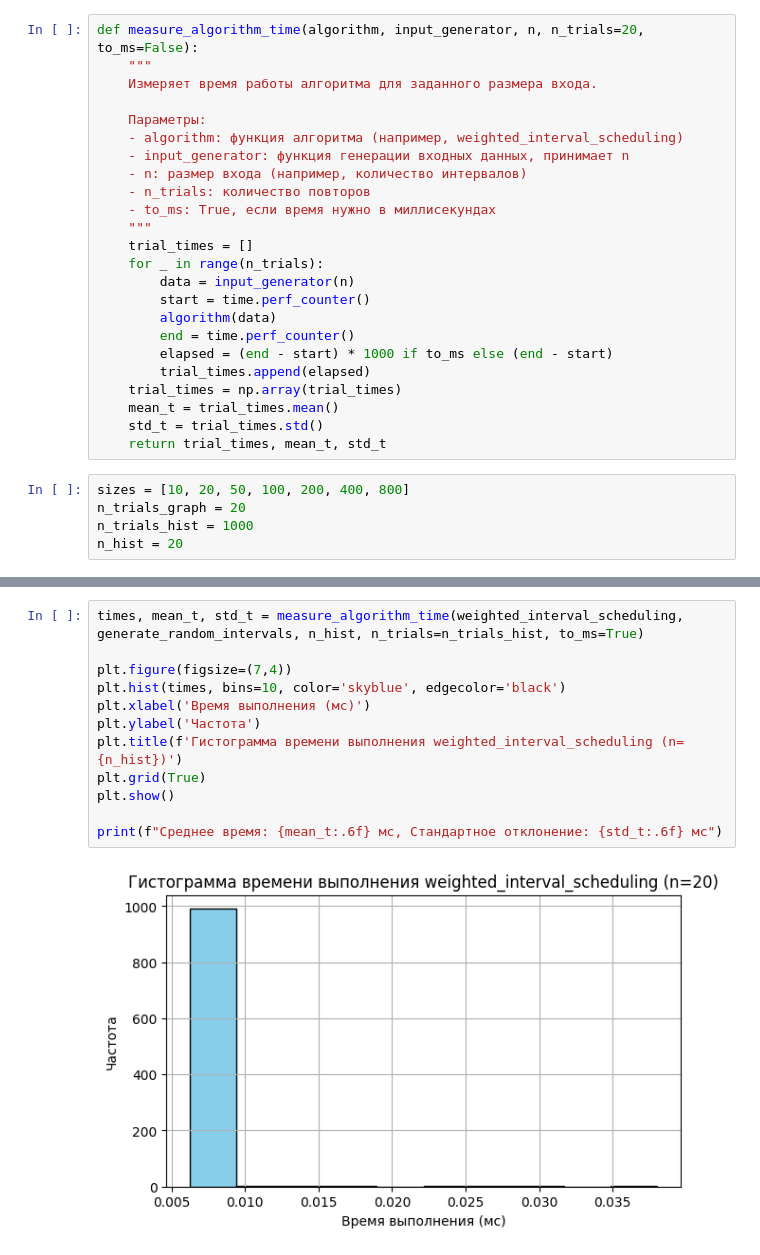
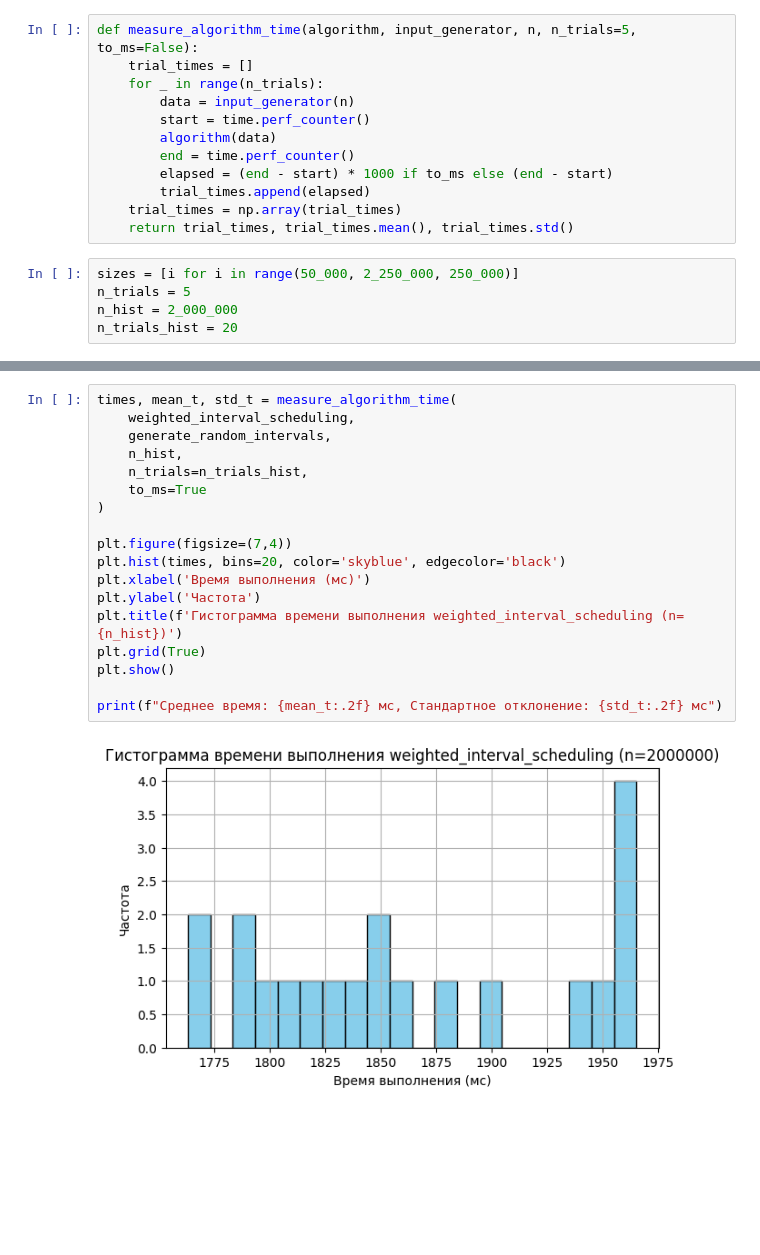
Before and after one commit to Marshallov/algo-lab, a Jupyter notebook: algos/alg-1.ipynb, the cells around one changed output, grey strips where cells are left out. Drawn from its saved outputs; the diff is of its cells as text; blank space fills up the shorter version.

```diff
--- a/algos/alg-1.ipynb
+++ b/algos/alg-1.ipynb
@@ -67,15 +49,5 @@ print("Выбранные интервалы:", chosen_intervals)
 # %%
-def measure_algorithm_time(algorithm, input_generator, n, n_trials=20, to_ms=False):
-    """
-    Измеряет время работы алгоритма для заданного размера входа.
-
-    Параметры:
-    - algorithm: функция алгоритма (например, weighted_interval_scheduling)
-    - input_generator: функция генерации входных данных, принимает n
-    - n: размер входа (например, количество интервалов)
-    - n_trials: количество повторов
-    - to_ms: True, если время нужно в миллисекундах
-    """
+def measure_algorithm_time(algorithm, input_generator, n, n_trials=5, to_ms=False):
     trial_times = []
     for _ in range(n_trials):
         data = input_generator(n)
@@ -85,14 +57,12 @@ def measure_algorithm_time(algorithm, input_generator, n, n_trials=20, to_ms=Fal
         elapsed = (end - start) * 1000 if to_ms else (end - start)
         trial_times.append(elapsed)
     trial_times = np.array(trial_times)
-    mean_t = trial_times.mean()
-    std_t = trial_times.std()
-    return trial_times, mean_t, std_t
+    return trial_times, trial_times.mean(), trial_times.std()
 # %%
-sizes = [10, 20, 50, 100, 200, 400, 800]
-n_trials_graph = 20
-n_trials_hist = 1000
-n_hist = 20
+sizes = [i for i in range(50_000, 2_250_000, 250_000)]
+n_trials = 5
+n_hist = 2_000_000
+n_trials_hist = 20
 # %%
 mean_times = []
 std_times = []
@@ -124,14 +99,20 @@ plt.show()
 # %%
-times, mean_t, std_t = measure_algorithm_time(weighted_interval_scheduling, generate_random_intervals, n_hist, n_trials=n_trials_hist, to_ms=True)
+times, mean_t, std_t = measure_algorithm_time(
+    weighted_interval_scheduling,
+    generate_random_intervals,
+    n_hist,
+    n_trials=n_trials_hist,
+    to_ms=True
+)
 
 plt.figure(figsize=(7,4))
-plt.hist(times, bins=10, color='skyblue', edgecolor='black')
+plt.hist(times, bins=20, color='skyblue', edgecolor='black')
 plt.xlabel('Время выполнения (мс)')
 plt.ylabel('Частота')
 plt.title(f'Гистограмма времени выполнения weighted_interval_scheduling (n={n_hist})')
 plt.grid(True)
 plt.show()
 
-print(f"Среднее время: {mean_t:.6f} мс, Стандартное отклонение: {std_t:.6f} мс")
+print(f"Среднее время: {mean_t:.2f} мс, Стандартное отклонение: {std_t:.2f} мс")
 # %% [output]
-[figure, old version]
+[figure, new version]
```
Also changed, not shown: parts of 8 cells of this notebook, 2 other files.
